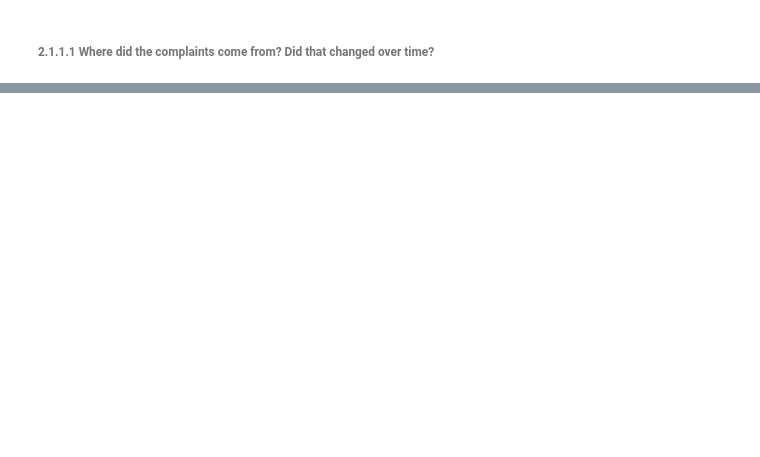
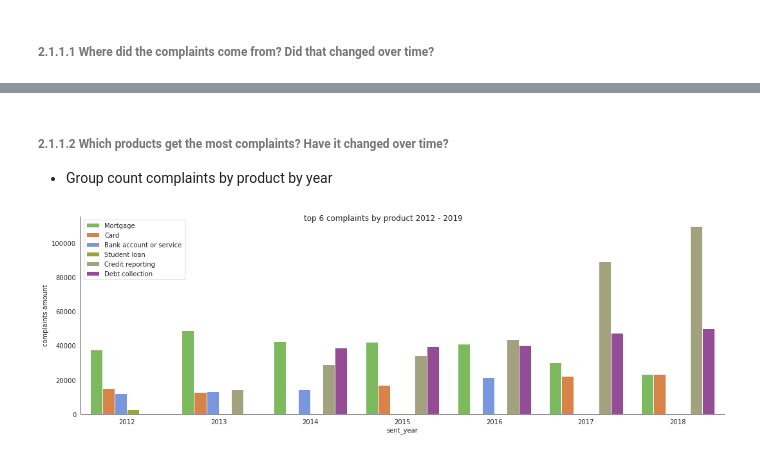
Before and after one commit to rachel0614/BDA-Project1, a Jupyter notebook: CustomerComplaint.ipynb, the cells around one changed output, grey strips where cells are left out. Cells and saved outputs as stored; diff of their text form; code cells hidden in the pictures; blank space fills up the shorter version.

```diff
--- a/CustomerComplaint.ipynb
+++ b/CustomerComplaint.ipynb
@@ -187,17 +163,0 @@ sqlContext.sql("SELECT product GROUP BY product")
-# %%
-#these are some categorical string columns, add according code column to make it easier to process
-"""
-for machine learning
-cat_columns = ['product','sub_product',\
-               'issue','sub_issue',\
-               'submitted_via','company','company_response',\
-               'consumer_consent_provided','timely']
-
-cat_columns = ['product','sub_product',\
-               'issue','sub_issue']
-#pipeline
-indexers = [StringIndexer(inputCol=column, outputCol=column+"_index") for column in cat_columns ]
-pipeline = Pipeline(stages=indexers)
-#coresponding *_index columns are added to the new dataframe
-df = pipeline.fit(df).transform(df)
-"""
@@ -215,7 +370,22 @@ df = pipeline.fit(df).transform(df)
 # %%
 #we need to count group by year by each dimension, get the top rank items in each year, and visualize them with grouped chart. The below functions are for dealing with this issue. genChart
 # for generating chart dataset
-
+def genLinechart(name, group_field_name, top_n=4):
+  df = getRankByYear(group_field_name)
+  years = df["sent_year"].unique()
+  #begin year
+  year1 = years[0];
+  #end year
+  year2 = years[-1]
+  with sns.axes_style('white'):
+    #show complaints amount by group_field_name by year
+    g = sns.catplot(x="sent_year", y="count", data=df, aspect=3.0, kind='line',
+                       palette=palette_colors,ci=None,hue=group_field_name,
+                       order=range(year1,year2),sharex=False,legend_out=False)
+    g.set_ylabels('complaints amount')
+    plt.legend(loc='best')
+    #title - top n complaints by xxx begin_year - end_year
+    g.fig.suptitle('top {} complaints by {} {} - {}'.format(top_n,name,year1,year2))
 #generate group bar chart
 def genBarchart(name, group_field_name, top_n=4):
   df = getRankByYear(group_field_name)
@@ -226,7 +396,7 @@ def genBarchart(name, group_field_name, top_n=4):
   year2 = years[-1]
   with sns.axes_style('white'):
     #show complaints amount by group_field_name by year
-    g = sns.factorplot(x="sent_year", y="count", data=df, aspect=3.0, kind='bar',
+    g = sns.catplot(x="sent_year", y="count", data=df, aspect=3.0, kind='bar',
                        palette=palette_colors,ci=None,hue=group_field_name,
                        order=range(year1,year2),sharex=False,legend_out=False)
     g.set_ylabels('complaints amount')
@@ -234,6 +404,7 @@ def genBarchart(name, group_field_name, top_n=4):
     #title - top n complaints by xxx begin_year - end_year
     g.fig.suptitle('top {} complaints by {} {} - {}'.format(top_n,name,year1,year2))
 
+# group count and get top n of each group
 def getRankByYear(field_name, top_n=4):
   #top n complaints amount by year by field_name
   df_topn = sqlContext.sql("SELECT year(date_received) as sent_year," + \
@@ -717,0 +428,8 @@ display(modelA, tdata)
+# %% [markdown]
+###### 2.1.1.2 Which products get the most complaints? Have it changed over time?
+- Group count complaints by product by year
+# %%
+#show name and column name
+genBarchart("product", "product",6)
+# %% [output]
+[figure, added]
```
Also changed, not shown: parts of 125 cells of this notebook.
